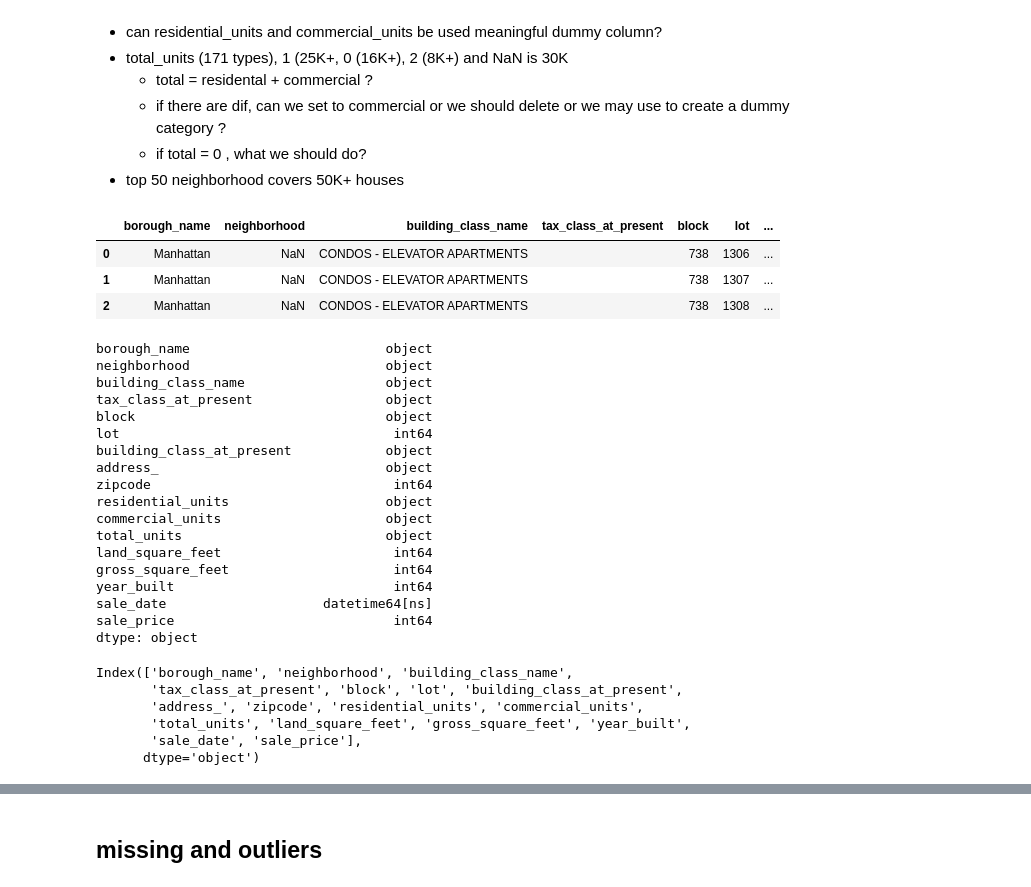
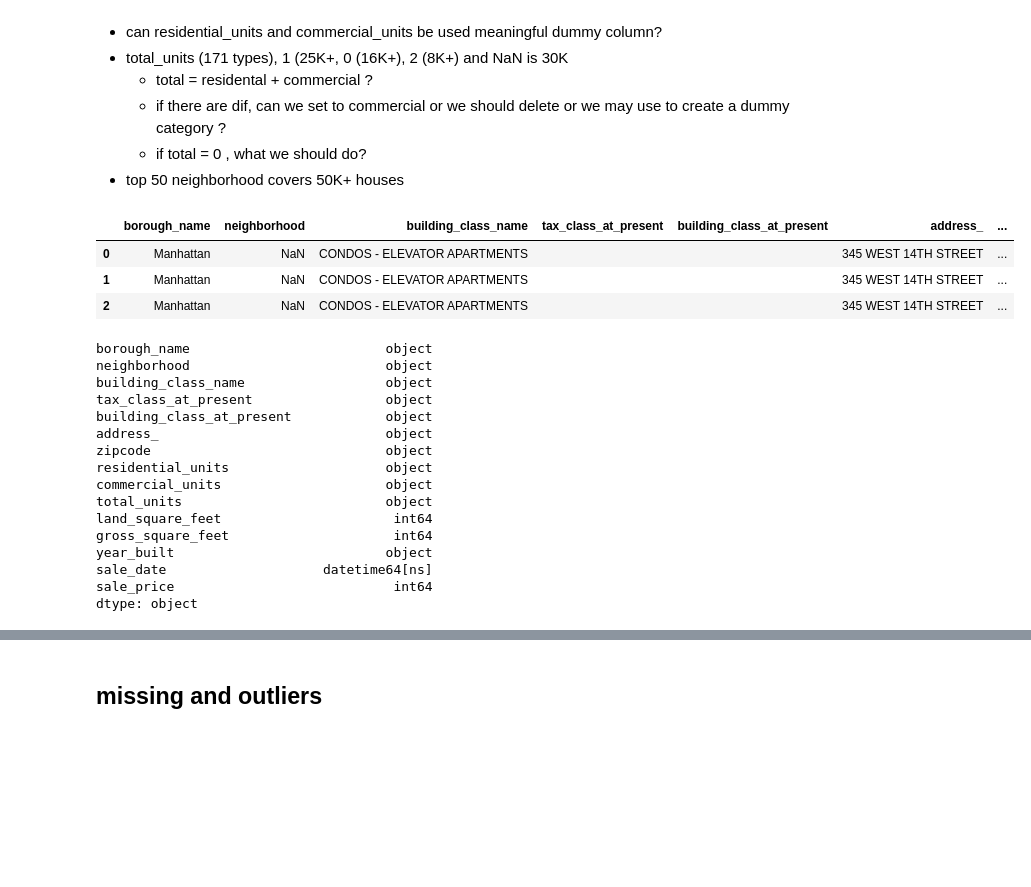
Before and after one commit to tansudasli/analytics-sandbox, a Jupyter notebook: real_estate_of_nyc_02_VISUALIZE.ipynb, the cells around one changed output, grey strips where cells are left out. Saved outputs shown, nothing was run; the diff lists cells and outputs as text; code cells hidden in the pictures; blank space fills up the shorter version.

Commit message:
column types setted

```diff
--- a/real_estate_of_nyc_02_VISUALIZE.ipynb
+++ b/real_estate_of_nyc_02_VISUALIZE.ipynb
@@ -59,29 +59,24 @@ pd.set_option('display.max_rows', None)
 pd.set_option('display.max_colwidth', 250)
 # %%
 raw_data = pd.read_csv('dataset/housing/output_after_eda.csv', \
-                       dtype={"building_class": object,
-                              "tax_class_at_sale": object,
-                              'sale_price': np.int64, 'zipcode': np.int64,
-                              'residential_units': np.str_,
-                              'block': np.str_,
-                              'commercial_units': np.str_,
-                              'total_units': np.str_}, \
+                       dtype={'borough_name': object, 'neighborhood': object, 'building_class_name': object,
+                              'tax_class_at_present': object, 'building_class_at_present': object,
+                              'address_': object, 'zipcode': object, 'residential_units': object,
+                              'commercial_units': object, 'total_units': object, 'land_square_feet': np.int64,
+                              'gross_square_feet': np.int64, 'year_built': object,
+                              'sale_price': np.int64}, \
                        parse_dates=['sale_date'], \
                        infer_datetime_format=True)
 
 
-# ['borough_name': object, 'neighborhood': object, 'building_class_name': object,
-#        'tax_class_at_present': object, 'building_class_at_present': object,
-#        'address_': object, 'zipcode': object, 'residential_units': object, 'commercial_units': object,
-#        'total_units': object, 'land_square_feet': np.int64, 'gross_square_feet': np.int64, 'year_built': obj,
-#        'sale_date', 'sale_price'
+
 
 raw_data.head(3)
 # %% [output]
-|  | borough_name | neighborhood | building_class_name | tax_class_at_present | block | lot | ... |
-| 0 | Manhattan | NaN | CONDOS - ELEVATOR APARTMENTS |  | 738 | 1306 | ... |
-| 1 | Manhattan | NaN | CONDOS - ELEVATOR APARTMENTS |  | 738 | 1307 | ... |
-| 2 | Manhattan | NaN | CONDOS - ELEVATOR APARTMENTS |  | 738 | 1308 | ... |
+|  | borough_name | neighborhood | building_class_name | tax_class_at_present | building_class_at_present | address_ | ... |
+| 0 | Manhattan | NaN | CONDOS - ELEVATOR APARTMENTS |  |  | 345 WEST 14TH STREET | ... |
+| 1 | Manhattan | NaN | CONDOS - ELEVATOR APARTMENTS |  |  | 345 WEST 14TH STREET | ... |
+| 2 | Manhattan | NaN | CONDOS - ELEVATOR APARTMENTS |  |  | 345 WEST 14TH STREET | ... |
 # %%
 raw_data.dtypes
 # %% [output]
@@ -89,29 +84,18 @@ borough_name                         object
 neighborhood                         object
 building_class_name                  object
 tax_class_at_present                 object
-block                                object
-lot                                   int64
 building_class_at_present            object
 address_                             object
-zipcode                               int64
+zipcode                              object
 residential_units                    object
 commercial_units                     object
 total_units                          object
 land_square_feet                      int64
 gross_square_feet                     int64
-year_built                            int64
+year_built                           object
 sale_date                    datetime64[ns]
 sale_price                            int64
 dtype: object
-# %%
-raw_data.columns
-# %% [output]
-Index(['borough_name', 'neighborhood', 'building_class_name',
-       'tax_class_at_present', 'block', 'lot', 'building_class_at_present',
-       'address_', 'zipcode', 'residential_units', 'commercial_units',
-       'total_units', 'land_square_feet', 'gross_square_feet', 'year_built',
-       'sale_date', 'sale_price'],
-      dtype='object')
 # %%
 raw_data.describe(include='all')
 # %% [output]
```
Also changed, not shown: parts of 2 cells of this notebook, 1 other file.
